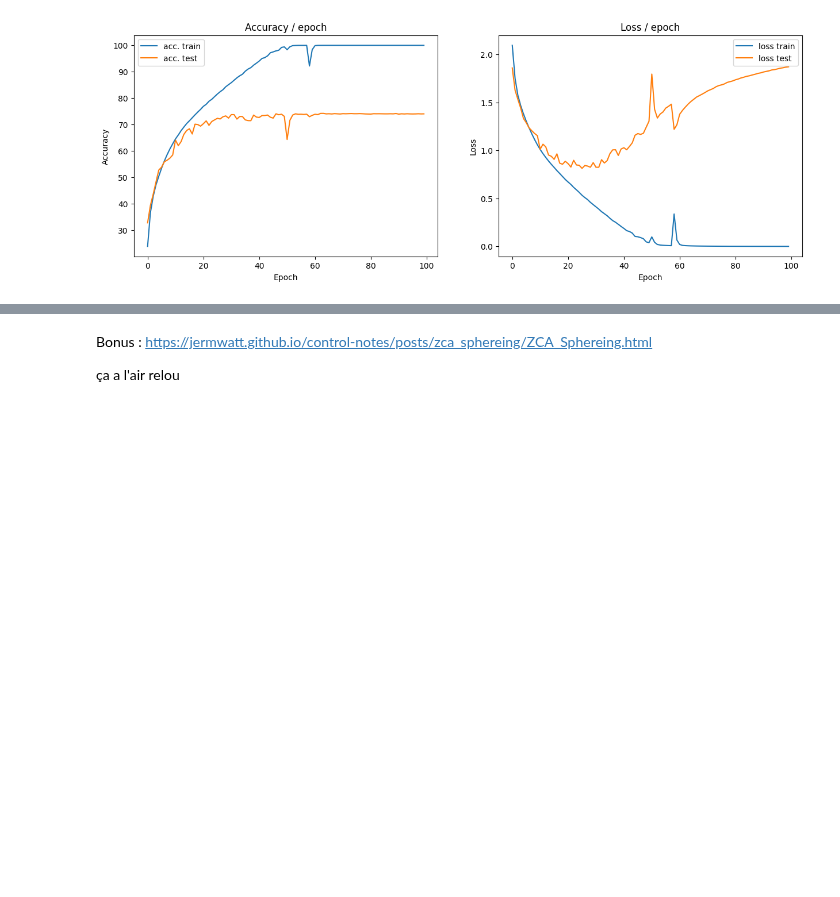
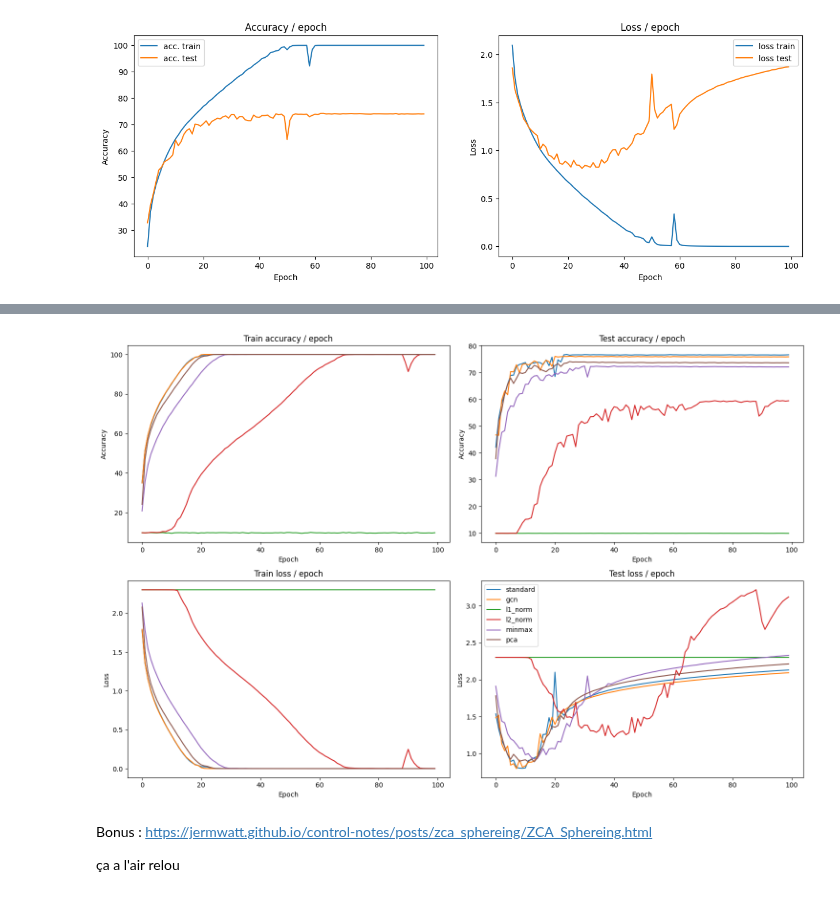
Before and after one commit to CharlesAttend/M2-DAC, a Jupyter notebook: RDFIA/TME/TME3-4/1_cd_CNNs.ipynb, the cells around one changed output, grey strips where cells are left out. Saved outputs shown, nothing was run; the diff lists cells and outputs as text; code cells hidden in the pictures; blank space fills up the shorter version.

```diff
--- a/RDFIA/TME/TME3-4/1_cd_CNNs.ipynb
+++ b/RDFIA/TME/TME3-4/1_cd_CNNs.ipynb
@@ -404,3 +533,35 @@ plots_standardization.plot(save_name="standardization")
+# %%
+fig, ax = plt.subplots(2, 2, figsize=(15, 10))
+ax = ax.flatten()
+
+for norm_type, values in plots_standardization.items():
+    ax[0].plot(values.acc_train, label=f"{norm_type}")
+    ax[1].plot(values.acc_test, label=f"{norm_type}")
+    ax[2].plot(values.loss_train, label=f"{norm_type}")
+    ax[3].plot(values.loss_test, label=f"{norm_type}")
+
+ax[0].set_title("Train accuracy / epoch")
+ax[0].set_xlabel("Epoch")
+ax[0].set_ylabel("Accuracy")
+
+ax[1].set_title("Test accuracy / epoch")
+ax[1].set_xlabel("Epoch")
+ax[1].set_ylabel("Accuracy")
+
+ax[2].set_title("Train loss / epoch")
+ax[2].set_xlabel("Epoch")
+ax[2].set_ylabel("Loss")
+
+ax[3].set_title("Test loss / epoch")
+ax[3].set_xlabel("Epoch")
+ax[3].set_ylabel("Loss")
+
+plt.legend()
+plt.tight_layout()
+plt.savefig("standardization_influence.pdf", dpi=100, bbox_inches="tight")
+plt.show()
+# %% [output]
+[figure, added]
 # %% [markdown]
 Bonus : https://jermwatt.github.io/control-notes/posts/zca_sphereing/ZCA_Sphereing.html
 
```
Also changed, not shown: parts of 15 cells of this notebook, 1 other file.
